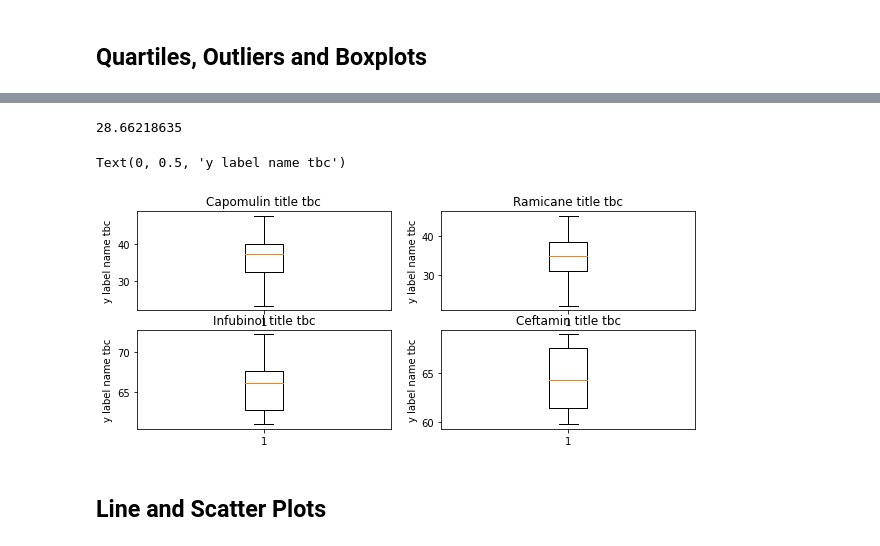
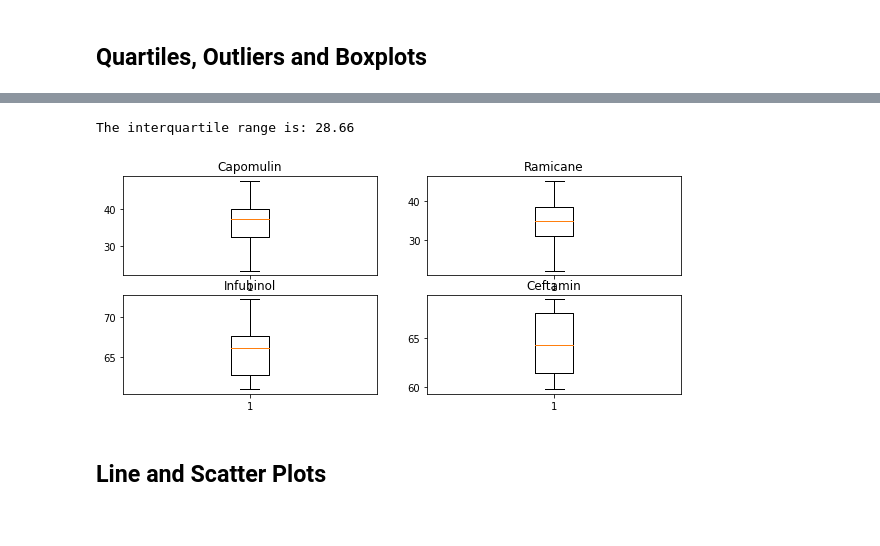
Before and after one commit to mafven/matplotlib-challenge, a Jupyter notebook: pymaceuticals_starter.ipynb, the cells around one changed output, grey strips where cells are left out. Cells and saved outputs as stored; diff of their text form; code cells hidden in the pictures.

```diff
--- a/pymaceuticals_starter.ipynb
+++ b/pymaceuticals_starter.ipynb
@@ -283,7 +251,9 @@ selected_treatment_regimens
 #Get IQR and print result
 Q1 = selected_treatment_regimens['Tumor Volume (mm3)'].quantile(0.25)
 Q3 = selected_treatment_regimens['Tumor Volume (mm3)'].quantile(0.75)
-IQR = Q3 - Q1
-print(IQR)
+IQR = (Q3 - Q1)
+
+interquartile_range = '{:,.2f}'.format(IQR)
+print(f"The interquartile range is: {interquartile_range}")
 # %% [output]
-28.66218635
+The interquartile range is: 28.66
@@ -305,40 +260,42 @@ print(IQR)
 # %%
 # Generate a box plot of the final tumor volume of each mouse across four regimens of interest
 
 # Generate the plot data for each regimens
 selected_treatment = selected_treatment_regimens.reset_index()
 selected_treatment.value_counts()
 
 #Get data for each regimens and convert to list
 Capomulin = selected_treatment.loc[selected_treatment['Drug Regimen'] == 'Capomulin']
 Ramicane = selected_treatment.loc[selected_treatment['Drug Regimen'] == 'Ramicane']
 Infubinol = selected_treatment.loc[selected_treatment['Drug Regimen'] == 'Infubinol']
 Ceftamin = selected_treatment.loc[selected_treatment['Drug Regimen'] == 'Ceftamin']
 
-fig, ((ax1, ax2), (ax3, ax4)) = plt.subplots(2,2,figsize=(10,4))
-# fig1, ax1 = plt.subplots()
+
+fig, ((ax1, ax2), (ax3, ax4)) = plt.subplots(2,2, figsize=(10,4))
 ax1.boxplot(Capomulin['Tumor Volume (mm3)'])
-ax1.set_title('Capomulin title tbc')
-ax1.set_ylabel('y label name tbc')
+ax1.set_title('Capomulin')
+ax1.set_ylabel('')
 
-# fig1, ax2 = plt.subplots()
+
 ax2.boxplot(Ramicane['Tumor Volume (mm3)'])
-ax2.set_title('Ramicane title tbc')
-ax2.set_ylabel('y label name tbc')
+ax2.set_title('Ramicane')
+ax2.set_ylabel('')
 
-# fig1, ax3 = plt.subplots()
+
 ax3.boxplot(Infubinol['Tumor Volume (mm3)'])
-ax3.set_title('Infubinol title tbc')
-ax3.set_ylabel('y label name tbc')
+ax3.set_title('Infubinol')
+ax3.set_ylabel('')
 
-# fig1, ax4 = plt.subplots()
+
 ax4.boxplot(Ceftamin['Tumor Volume (mm3)'])
-ax4.set_title('Ceftamin title tbc')
-ax4.set_ylabel('y label name tbc')
-# plt.show()
+ax4.set_title('Ceftamin')
+ax4.set_ylabel('')
+plt.show()
+
+
+#https://matplotlib.org/api/_as_gen/matplotlib.figure.Figure.html#matplotlib.figure.Figure.add_subplot
 # %% [output]
-Text(0, 0.5, 'y label name tbc')
-[figure, old version]
+[figure, new version]
 # %% [markdown]
 ## Line and Scatter Plots
 # %%
```
Also changed, not shown: parts of 16 cells of this notebook.
